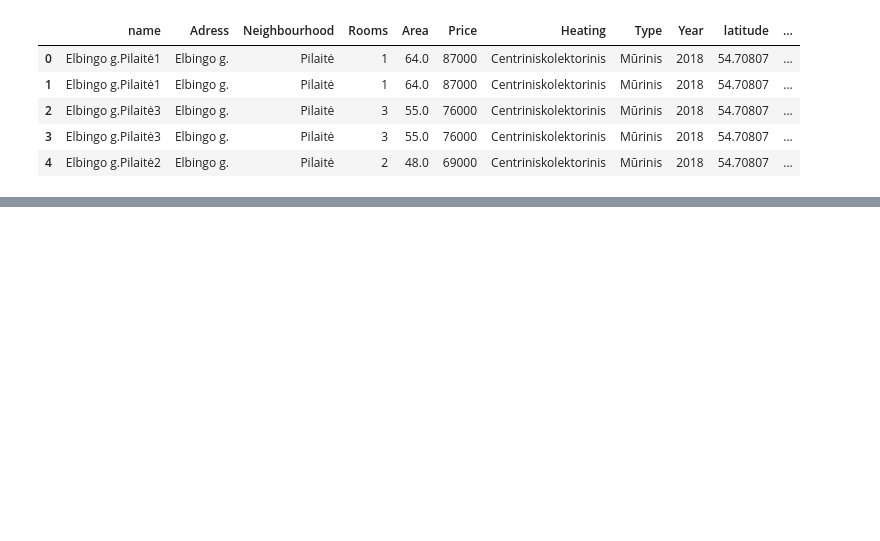
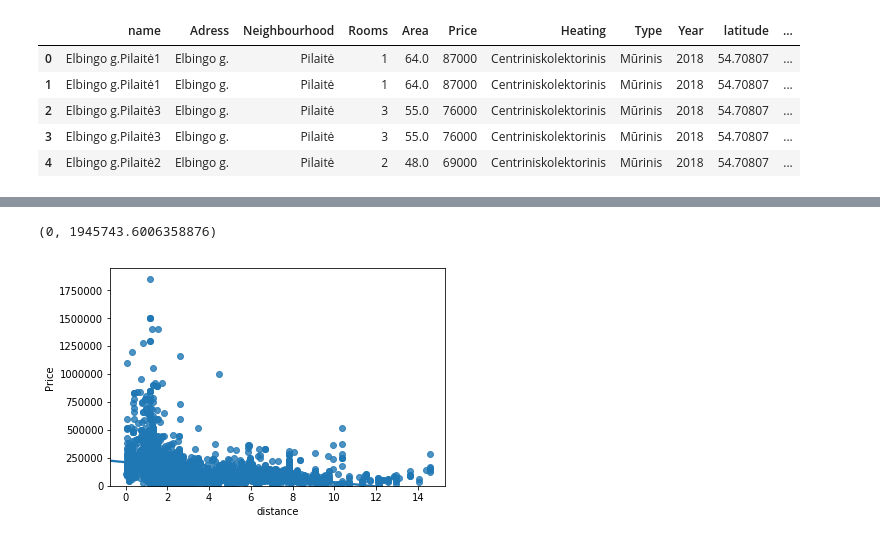
Before and after one commit to stambus/Coursera_capstone, a Jupyter notebook: Capstone project: 'Real estate'.ipynb, the cells around one changed output, grey strips where cells are left out. Cells and saved outputs as stored; diff of their text form; code cells hidden in the pictures; blank space fills up the shorter version.

```diff
--- a/Capstone project: 'Real estate'.ipynb
+++ b/Capstone project: 'Real estate'.ipynb
@@ -189,0 +214,6 @@ aruodas_df.head()
+# %%
+sns.regplot(x="distance", y="Price", data=aruodas_df)
+plt.ylim(0,)
+# %% [output]
+(0, 1945743.6006358876)
+[figure, added]
```
Also changed, not shown: parts of 40 cells of this notebook.
